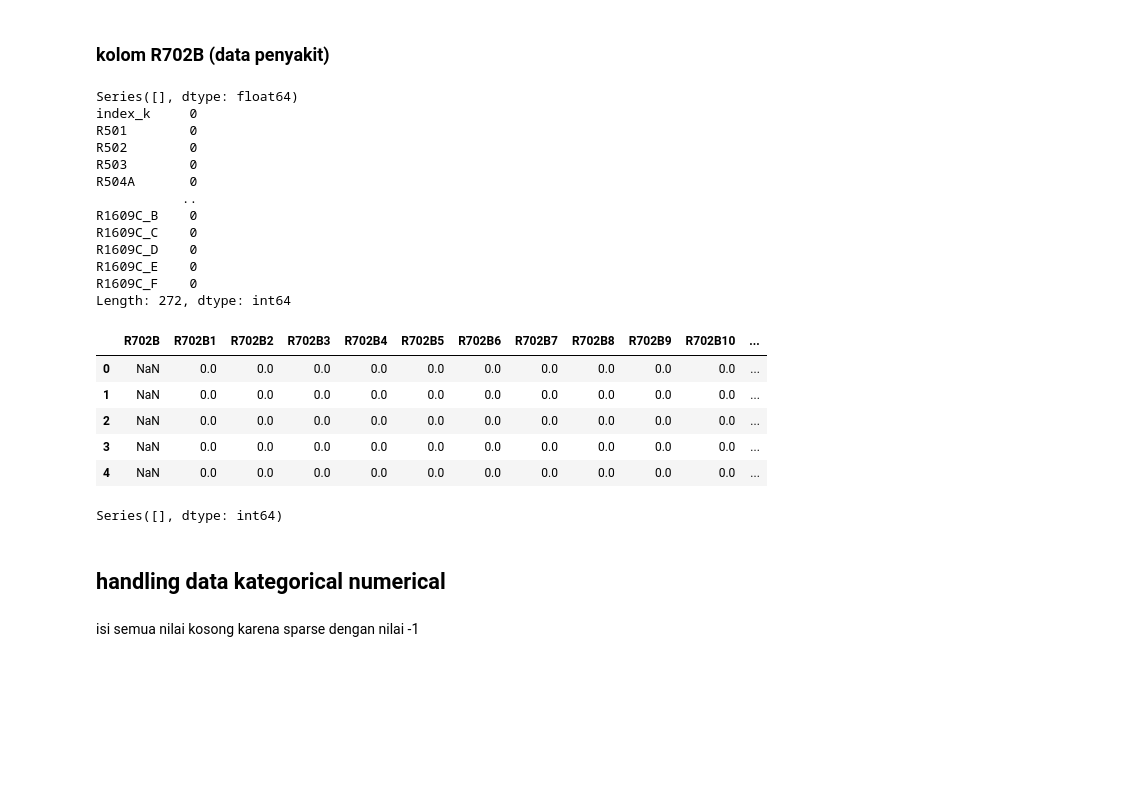
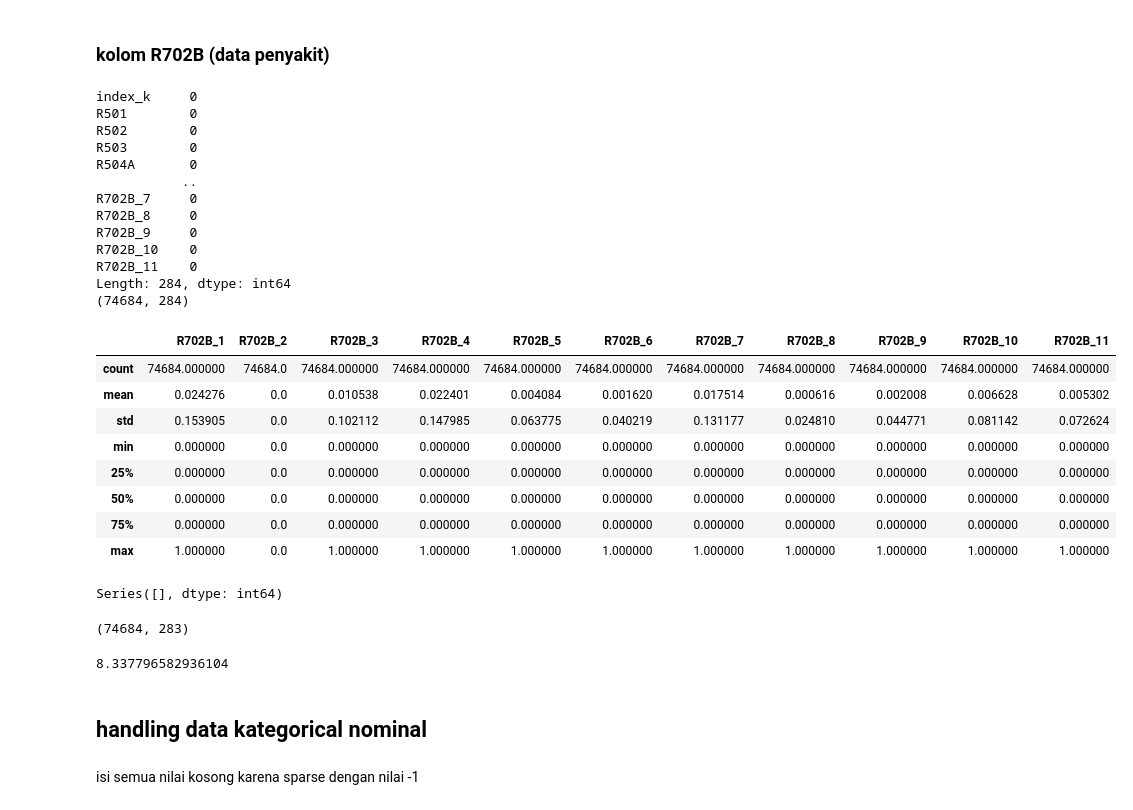
Before and after one commit to daniferdinandall/feature-selection-happiness-survey, a Jupyter notebook: all.ipynb, the cells around one changed output. Saved outputs shown, nothing was run; the diff lists cells and outputs as text; code cells hidden in the pictures; blank space fills up the shorter version.

```diff
--- a/all.ipynb
+++ b/all.ipynb
@@ -30,17 +31,5 @@ df
 # %% [markdown]
 # EDA
-# %%
-def natural_sort_key(column_name):
-    # Menggunakan regex untuk memisahkan string menjadi bagian-bagian angka (\d+) dan non-angka (\D+)
-    # Filter(None, ...) akan menghilangkan string kosong yang mungkin dihasilkan oleh split
-    parts = [int(text) if text.isdigit() else text.lower() for text in re.split(r'(\d+)', column_name)]
-    return parts
-
-# Mengambil daftar kolom dan mengurutkannya menggunakan kunci kustom
-sorted_columns_natural_order = sorted(df.columns, key=natural_sort_key)
-
-# Menerapkan urutan kolom yang baru ke DataFrame
-df = df.reindex(sorted_columns_natural_order, axis=1)
 # %% [markdown]
 ## Kolom String
 # %%
@@ -260,11 +234,6 @@ def normalize_text(text, typo_map):
 
 # Fungsi pemrosesan baris data untuk kategorisasi penyakit
 def process_row(entry, typo_map, categories):
-    # Split berdasarkan koma
-    # diseases = entry.split(",")
-
-    # Normalisasi tiap penyakit
-    # normalized_diseases = [normalize_text(disease.strip(), typo_map) for disease in diseases]
     normalized_entry = normalize_text(entry, typo_map)
     normalized_diseases = [disease.strip() for disease in normalized_entry.split(",")]
 
@@ -284,34 +253,34 @@ def process_and_add_to_df(df_combined, typo_map, categories):
     results = []
 
     # Proses setiap baris pada df_combined berdasarkan 'R702A' == "1"
-    for entry in df_combined.loc[df_combined['R702A'] == "1", 'R702B']:
+    for entry in df_combined.loc[df_combined['R702A'] == 1, 'R702B']:
         result = process_row(entry, typo_map, categories)
         results.append(result)
 
     # Buat DataFrame hasil
     df_results = pd.DataFrame(results)
-    # print(df_results.isna().sum())
 
     # Kolom yang akan ditambahkan ke df_combined adalah hasil kategori R702A1 hingga R702A11
-    df_combined_results = df_combined.loc[df_combined['R702A'] == "1"].copy()
+    df_combined_results = df_combined.loc[df_combined['R702A'] == 1].copy()
 
     # Menambahkan hasil kategori ke df_combined_results
-    print(df_results.isna().sum())
-    df_combined_results = df_combined.loc[df_combined['R702A'] == "1"].copy().reset_index(drop=True)
+    df_combined_results = df_combined.loc[df_combined['R702A'] == 1].copy().reset_index(drop=True)
+    df_results = df_results.drop(columns=["normalize_R702B"])
     df_results = df_results.reset_index(drop=True)
     for i, column in enumerate(df_results.columns):
-        new_column_name = f"R702B{i+1}"
+        new_column_name = f"R702B_{i+1}"
         df_combined_results[new_column_name] = df_results[column]
 
     print(df_combined_results.isna().sum())
-    # Menambahkan kolom R702B1 hingga R702B11 dengan nilai default 2 untuk baris lainnya
+    # Menambahkan kolom R702B_1 hingga R702B_11 dengan nilai default 0 untuk baris lainnya
     for i in range(1, len(categories.keys()) + 1):
-        column_name = f"R702B{i}"
+        column_name = f"R702B_{i}"
         if column_name not in df_combined.columns:
             df_combined[column_name] = 0
 
-    # Gabungkan kembali dengan data df_combined
-    df_combined_final = pd.concat([df_combined[df_combined['R702A'] != "1"], df_combined_results])
+    # # Gabungkan kembali dengan data df_combined
+    df_combined_others = df_combined[df_combined['R702A'] != 1].copy()
+    df_combined_final = pd.concat([df_combined_others, df_combined_results], ignore_index=True)
 
     # Pastikan tidak ada NaN dengan menggantinya menjadi nilai default
     # df_combined_final.fillna(2, inplace=True)
@@ -322,27 +291,31 @@ def process_and_add_to_df(df_combined, typo_map, categories):
 
 # Proses dan tambahkan ke df_combined
 df = process_and_add_to_df(df, typo_map, categories)
+print(df.shape)
 # %% [output]
-Series([], dtype: float64)
 index_k     0
 R501        0
 R502        0
 R503        0
 R504A       0
            ..
-R1609C_B    0
-R1609C_C    0
-R1609C_D    0
-R1609C_E    0
-R1609C_F    0
-Length: 272, dtype: int64
+R702B_7     0
+R702B_8     0
+R702B_9     0
+R702B_10    0
+R702B_11    0
+Length: 284, dtype: int64
+(74684, 284)
 # %%
-df[['R702B', 'R702B1', 'R702B2', 'R702B3', 'R702B4', 'R702B5', 'R702B6', 'R702B7', 'R702B8', 'R702B9', 'R702B10', 'R702B11']].head()
+df[['R702B', 'R702B_1', 'R702B_2', 'R702B_3', 'R702B_4', 'R702B_5', 'R702B_6', 'R702B_7', 'R702B_8', 'R702B_9', 'R702B_10', 'R702B_11']].describe()
 # %% [output]
-|  | R702B | R702B1 | R702B2 | R702B3 | R702B4 | R702B5 | R702B6 | R702B7 | R702B8 | R702B9 | R702B10 | ... |
-| 0 | NaN | 0.0 | 0.0 | 0.0 | 0.0 | 0.0 | 0.0 | 0.0 | 0.0 | 0.0 | 0.0 | ... |
-| 1 | NaN | 0.0 | 0.0 | 0.0 | 0.0 | 0.0 | 0.0 | 0.0 | 0.0 | 0.0 | 0.0 | ... |
-| 2 | NaN | 0.0 | 0.0 | 0.0 | 0.0 | 0.0 | 0.0 | 0.0 | 0.0 | 0.0 | 0.0 | ... |
-| 3 | NaN | 0.0 | 0.0 | 0.0 | 0.0 | 0.0 | 0.0 | 0.0 | 0.0 | 0.0 | 0.0 | ... |
-| 4 | NaN | 0.0 | 0.0 | 0.0 | 0.0 | 0.0 | 0.0 | 0.0 | 0.0 | 0.0 | 0.0 | ... |
+|  | R702B_1 | R702B_2 | R702B_3 | R702B_4 | R702B_5 | R702B_6 | R702B_7 | R702B_8 | R702B_9 | R702B_10 | R702B_11 |
+| count | 74684.000000 | 74684.0 | 74684.000000 | 74684.000000 | 74684.000000 | 74684.000000 | 74684.000000 | 74684.000000 | 74684.000000 | 74684.000000 | 74684.000000 |
+| mean | 0.024276 | 0.0 | 0.010538 | 0.022401 | 0.004084 | 0.001620 | 0.017514 | 0.000616 | 0.002008 | 0.006628 | 0.005302 |
+| std | 0.153905 | 0.0 | 0.102112 | 0.147985 | 0.063775 | 0.040219 | 0.131177 | 0.024810 | 0.044771 | 0.081142 | 0.072624 |
+| min | 0.000000 | 0.0 | 0.000000 | 0.000000 | 0.000000 | 0.000000 | 0.000000 | 0.000000 | 0.000000 | 0.000000 | 0.000000 |
+| 25% | 0.000000 | 0.0 | 0.000000 | 0.000000 | 0.000000 | 0.000000 | 0.000000 | 0.000000 | 0.000000 | 0.000000 | 0.000000 |
+| 50% | 0.000000 | 0.0 | 0.000000 | 0.000000 | 0.000000 | 0.000000 | 0.000000 | 0.000000 | 0.000000 | 0.000000 | 0.000000 |
+| 75% | 0.000000 | 0.0 | 0.000000 | 0.000000 | 0.000000 | 0.000000 | 0.000000 | 0.000000 | 0.000000 | 0.000000 | 0.000000 |
+| max | 1.000000 | 0.0 | 1.000000 | 1.000000 | 1.000000 | 1.000000 | 1.000000 | 1.000000 | 1.000000 | 1.000000 | 1.000000 |
 # %%
@@ -354,8 +327,16 @@ Series([], dtype: int64)
 # %%
 # drop column yang tidak terpakai
 df.drop(columns=['R702B'], inplace=True)
+# %%
+df.shape
+# %% [output]
+(74684, 283)
+# %%
+(df['R702A'][df['R702A'] == 1].count()) / df.shape[0] * 100
+# %% [output]
+8.337796582936104
 # %% [markdown]
-## handling data kategorical numerical
+## handling data kategorical nominal
 # %% [markdown]
 isi semua nilai kosong karena sparse dengan nilai -1
 # %% [markdown]
```
Also changed, not shown: parts of 56 cells of this notebook, 27 other files.
